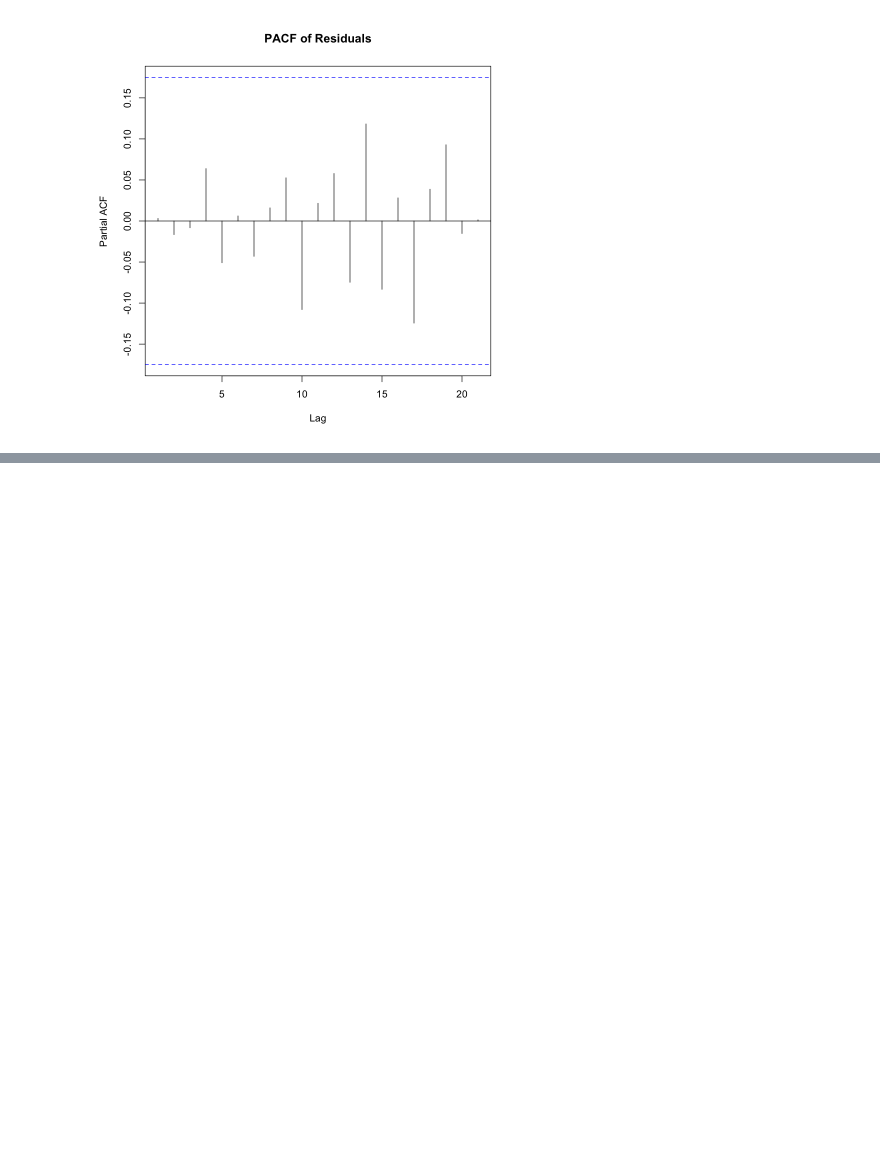
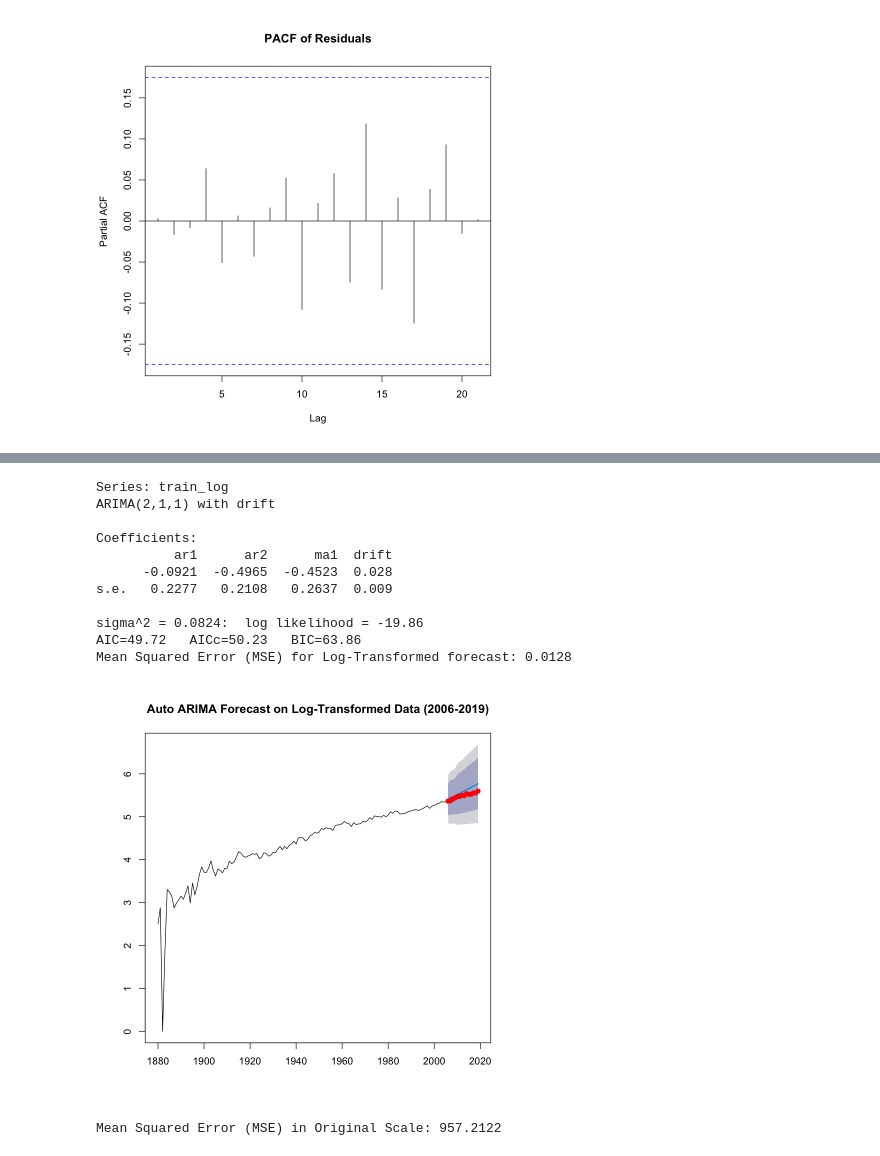
Before and after one commit to mohammed-el-amine-kichah/sea-level-time-series-project, a Jupyter notebook: sea_level.ipynb, the cells around one changed output, grey strips where cells are left out. Drawn from its saved outputs; the diff is of its cells as text; code cells hidden in the pictures; blank space fills up the shorter version.

```diff
--- a/sea_level.ipynb
+++ b/sea_level.ipynb
@@ -287,0 +317,43 @@ X-squared = 2.9969, df = 10, p-value = 0.9815
+# %%
+# Split log-transformed data into train and test sets
+train_log <- window(log_gmsl, end = 2005)
+test_log <- window(log_gmsl, start = 2006)
+
+# Fit auto.arima on log-transformed training data
+auto_model_log <- auto.arima(train_log)
+print(auto_model_log)
+
+# Generate forecasts
+forecasts_log <- forecast(auto_model_log, h = 14)
+
+# Plot forecasts (in log scale)
+par(bg = "white")
+plot(forecasts_log, main = "Auto ARIMA Forecast on Log-Transformed Data (2006-2019)")
+points(2006:2019, test_log, col = "red", pch = 19)
+
+# Calculate MSE on log scale
+mse_log <- mean((forecasts_log$mean - test_log)^2)
+cat("Mean Squared Error (MSE) for Log-Transformed forecast:", round(mse_log, 4), "\n")
+# %% [output]
+Series: train_log
+ARIMA(2,1,1) with drift
+
+Coefficients:
+          ar1      ar2      ma1  drift
+      -0.0921  -0.4965  -0.4523  0.028
+s.e.   0.2277   0.2108   0.2637  0.009
+
+sigma^2 = 0.0824:  log likelihood = -19.86
+AIC=49.72   AICc=50.23   BIC=63.86
+Mean Squared Error (MSE) for Log-Transformed forecast: 0.0128
+[figure, added]
+# %%
+# Reverse log transformation (back to original scale)
+forecasts_original <- exp(forecasts_log$mean) - min_val
+test_original <- exp(test_log) - min_val
+
+# Calculate MSE in the original scale
+mse_original <- mean((forecasts_original - test_original)^2)
+cat("Mean Squared Error (MSE) in Original Scale:", round(mse_original, 4), "\n")
+# %% [output]
+Mean Squared Error (MSE) in Original Scale: 957.2122
```
Also changed, not shown: parts of 17 cells of this notebook, 1 other file.
